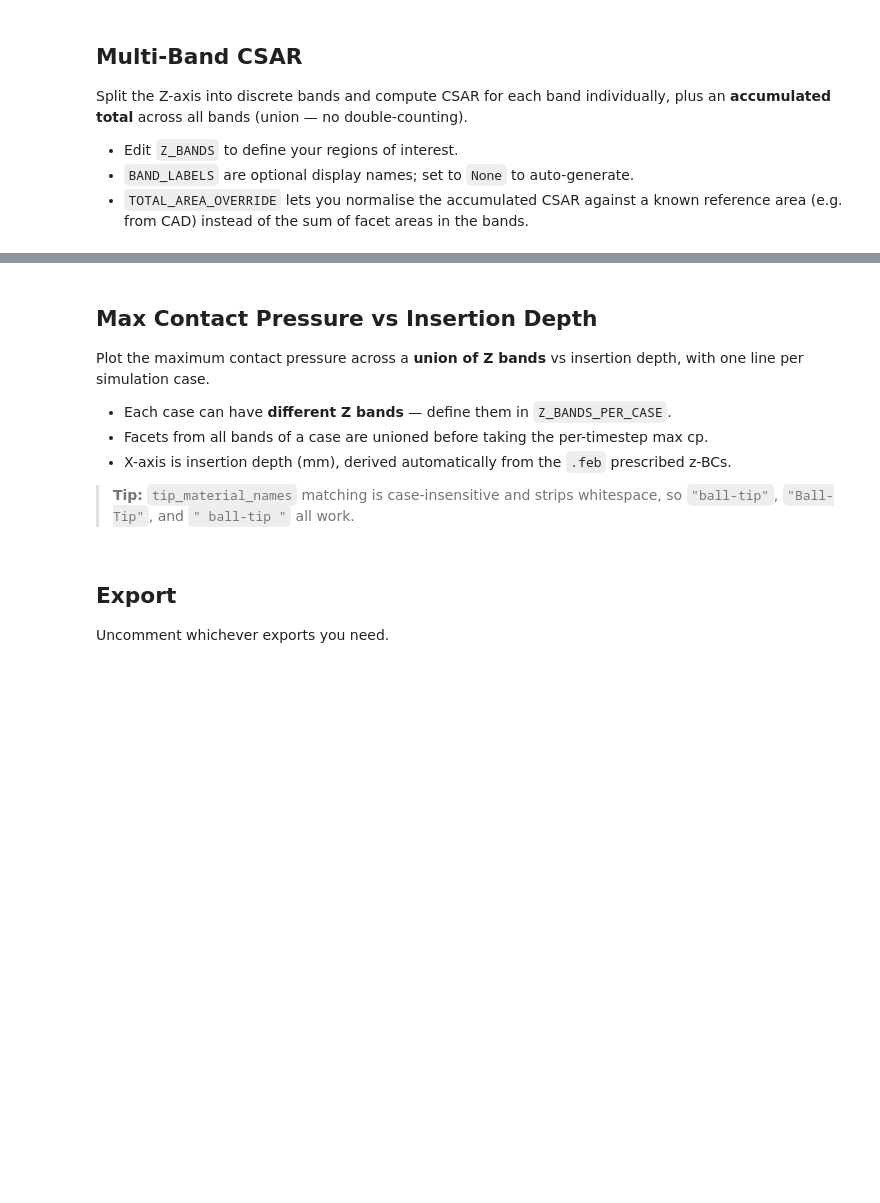
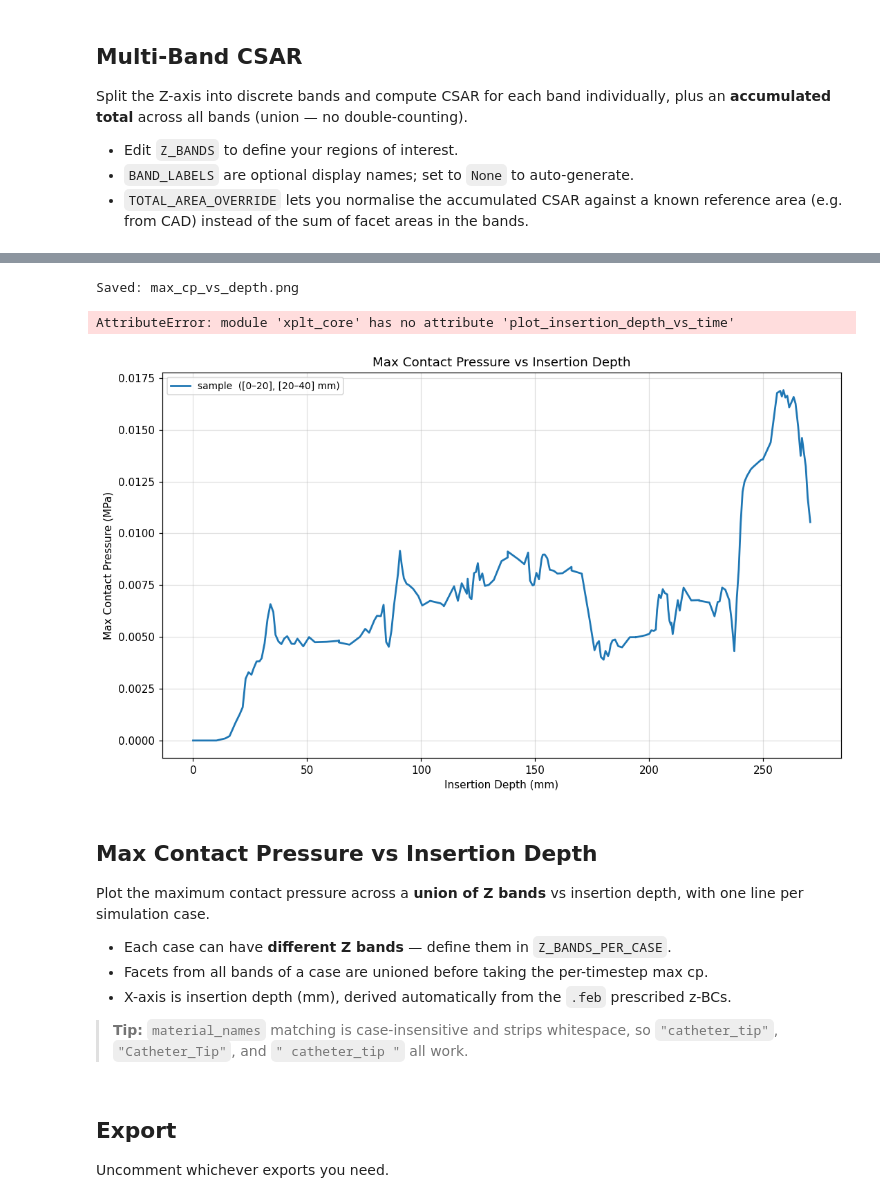
Before and after one commit to slash543/xplt-parser, a Jupyter notebook: xplt_explorer.ipynb, the cells around one changed output, grey strips where cells are left out. Drawn from its saved outputs; the diff is of its cells as text; code cells hidden in the pictures; blank space fills up the shorter version.

```diff
--- a/xplt_explorer.ipynb
+++ b/xplt_explorer.ipynb
@@ -26,29 +27,29 @@ Edit this cell to define your simulation cases and analysis parameters.
 # %%
 # ── Simulation cases ──────────────────────────────────────────────────────────
 # Add as many cases as you like; compare them in the CSAR section below.
+#
+# contact_surface_name : optional — leave out to auto-detect the sliding-elastic
+#   primary surface from the .feb Contact definitions.
+#   Only needed if auto-detection picks the wrong surface.
 CASE_DEFS = [
     dict(
-        feb_path             = 'sample.feb',
-        xplt_path            = 'sample.xplt',
-        label                = 'sample',
-        contact_surface_name = 'catheter_slidePrimary',   # substring match, case-insensitive
-        tip_material_names   = {'catheter_tip'},           # set of material names → tip Z range
-        tip_z_cutoff         = 50.0,                       # fallback if tip materials not found
-        cp_var_id            = 1,                          # xplt variable ID for contact pressure
+        feb_path       = 'sample.feb',
+        xplt_path      = 'sample.xplt',
+        label          = 'sample',
+        tip_z_cutoff   = 50.0,   # fallback Z cutoff [mm] if no material domains found
+        cp_var_id      = 1,      # xplt variable ID for contact pressure
     ),
     # dict(
-    #     feb_path             = 'sample2.feb',
-    #     xplt_path            = 'sample2.xplt',
-    #     label                = 'sample2',
-    #     contact_surface_name = 'catheter_slidePrimary',
-    #     tip_material_names   = {'catheter_tip'},
-    #     tip_z_cutoff         = 50.0,
-    #     cp_var_id            = 1,
+    #     feb_path       = 'sample2.feb',
+    #     xplt_path      = 'sample2.xplt',
+    #     label          = 'sample2',
+    #     tip_z_cutoff   = 50.0,
+    #     cp_var_id      = 1,
     # ),
 ]
 
 # ── CSAR analysis window ───────────────────────────────────────────────────────
-# Set to None to use the tip Z range derived from tip_material_names automatically.
+# Set to None to use the full catheter Z range derived from material domains automatically.
 ZMIN = None   # mm  (or e.g. 0.0)
 ZMAX = None   # mm  (or e.g. 50.0)
 # %% [markdown]
@@ -159,26 +229,31 @@ print(df_csar_multi.head().to_string(index=False))
 # %%
 # ── Per-case Z band definitions for max-cp plot ────────────────────────────────
 # One list of (zmin, zmax) tuples per case, in the same order as CASE_DEFS.
 # Cases can have different numbers of bands; all bands per case are unioned.
 #
 # Example with two cases:
 #   case 0 (catheter_tip): two bands
 #   case 1 (ball-tip):     single band
 #
 Z_BANDS_PER_CASE = [
     [(0.0, 20.0), (20.0, 40.0)],   # case 0 — adjust zmin/zmax to your mesh
     # [(0.0, 35.0)],               # case 1 — uncomment when a second case is loaded
 ]
 
 # Optional per-case legend labels (defaults to case.label if None).
 CP_DEPTH_LABELS = None   # e.g. ['Design A', 'Design B']
 
 # ── Plot ───────────────────────────────────────────────────────────────────────
 xc.plot_max_cp_vs_depth(
     cases,
     z_bands_per_case=Z_BANDS_PER_CASE,
     band_labels=CP_DEPTH_LABELS,
 )
+xc.plot_insertion_depth_vs_time(cases, save=True)
+# %% [output]
+Saved: max_cp_vs_depth.png
+AttributeError: module 'xplt_core' has no attribute 'plot_insertion_depth_vs_time'
+[figure, added]
 # %% [markdown]
 ## Max Contact Pressure vs Insertion Depth
 
@@ -189,8 +264,8 @@ with one line per simulation case.
 - Facets from all bands of a case are unioned before taking the per-timestep max cp.
 - X-axis is insertion depth (mm), derived automatically from the `.feb` prescribed z-BCs.
 
-> **Tip:** `tip_material_names` matching is case-insensitive and strips whitespace,
-> so `"ball-tip"`, `"Ball-Tip"`, and `" ball-tip "` all work.
+> **Tip:** `material_names` matching is case-insensitive and strips whitespace,
+> so `"catheter_tip"`, `"Catheter_Tip"`, and `" catheter_tip "` all work.
 # %% [markdown]
 ## Export
 
```
Also changed, not shown: parts of 10 cells of this notebook, 1 other file.
